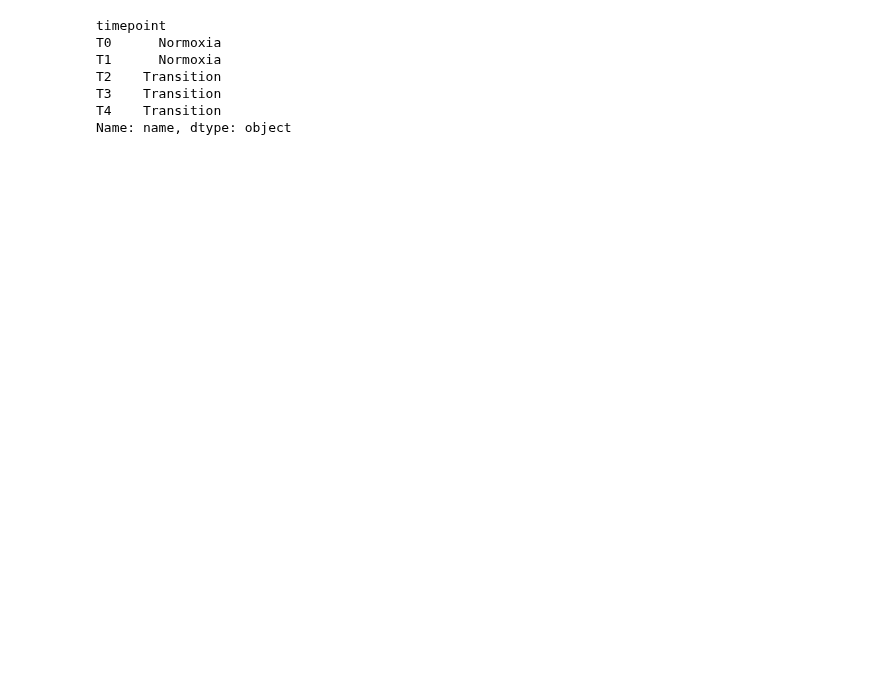
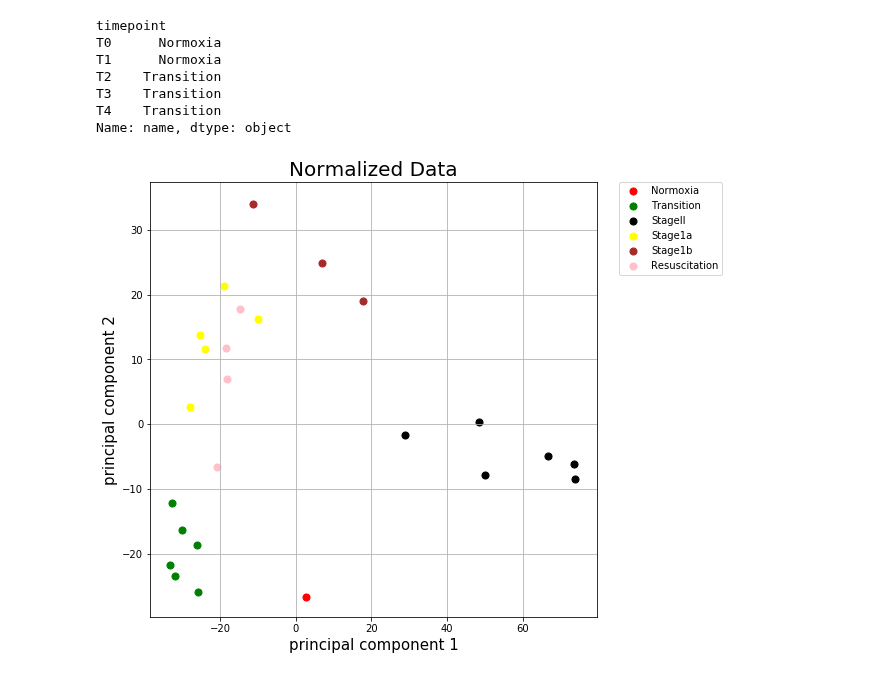
Before and after one commit to uwescience/old_xstate, a Jupyter notebook: notebooks/PCA Analysis.ipynb, the cells around one changed output. Saved outputs shown, nothing was run; the diff lists cells and outputs as text; code cells hidden in the pictures; blank space fills up the shorter version.

```diff
--- a/notebooks/PCA Analysis.ipynb
+++ b/notebooks/PCA Analysis.ipynb
@@ -99,3 +167,7 @@ T2    Transition
 T3    Transition
 T4    Transition
 Name: name, dtype: object
+# %%
+_ = doPCA2(df_X, ser_y, title="Normalized Data")
+# %% [output]
+[figure, added]
```
Also changed, not shown: parts of 14 cells of this notebook, 1 other file.
